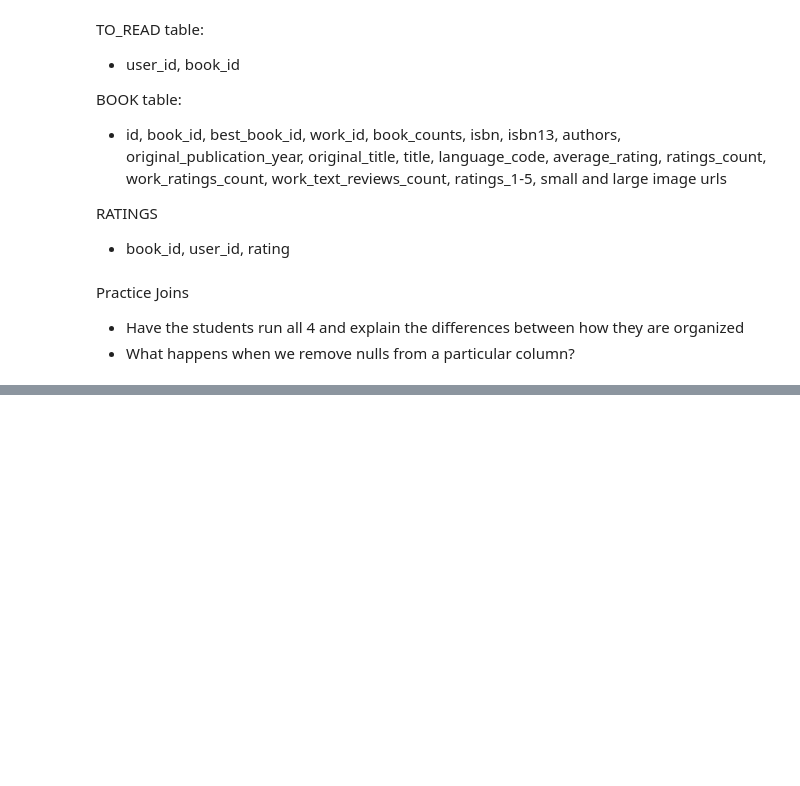
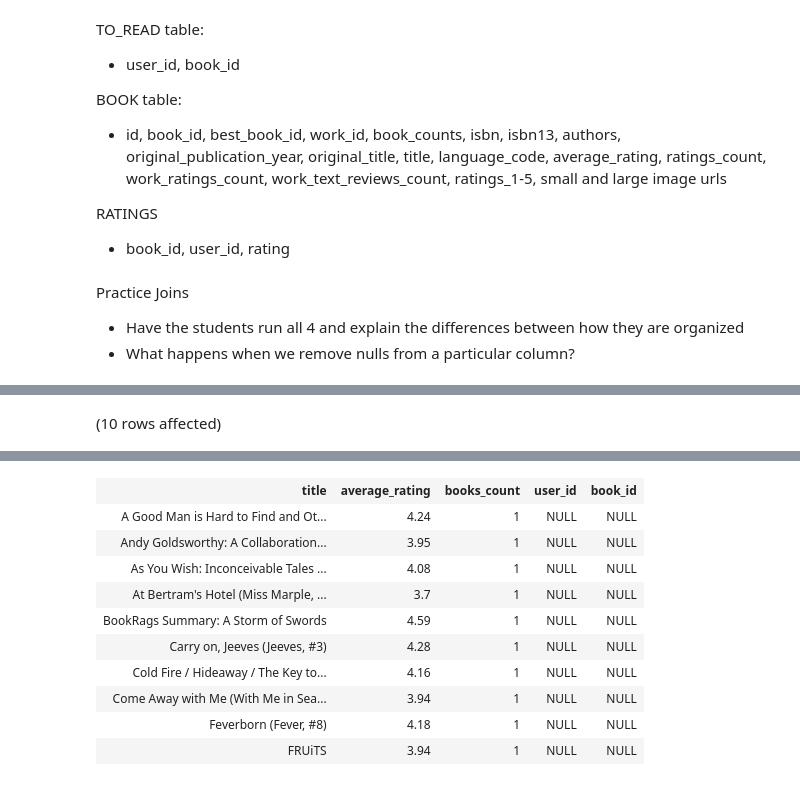
Before and after one commit to yayasanya/SQL-Part-3-Exercises, a Jupyter notebook: SQL-Part-3-Exercises/Notebook-1.ipynb, the cells around one changed output, grey strips where cells are left out. Saved outputs shown, nothing was run; the diff lists cells and outputs as text; code cells hidden in the pictures; blank space fills up the shorter version.

```diff
--- a/SQL-Part-3-Exercises/Notebook-1.ipynb
+++ b/SQL-Part-3-Exercises/Notebook-1.ipynb
@@ -94,0 +98,9 @@ Total execution time: 00:00:00.495
+# %%
+-- FULL JOIN
+SELECT TOP 10 b.title, b.average_rating, b.books_count,tr.user_id, tr.book_id
+FROM BooksDB.dbo.books AS b
+FULL JOIN BooksDB.dbo.to_read AS tr
+ON b.book_id = tr.book_id
+ORDER BY tr.user_id;
+# %% [output]
+(10 rows affected)
@@ -95 +108,12 @@ Total execution time: 00:00:00.495
+| title | average_rating | books_count | user_id | book_id |
+| A Good Man is Hard to Find and Ot... | 4.24 | 1 | NULL | NULL |
+| Andy Goldsworthy: A Collaboration... | 3.95 | 1 | NULL | NULL |
+| As You Wish: Inconceivable Tales ... | 4.08 | 1 | NULL | NULL |
+| At Bertram's Hotel (Miss Marple, ... | 3.7 | 1 | NULL | NULL |
+| BookRags Summary: A Storm of Swords | 4.59 | 1 | NULL | NULL |
+| Carry on, Jeeves (Jeeves, #3) | 4.28 | 1 | NULL | NULL |
+| Cold Fire / Hideaway / The Key to... | 4.16 | 1 | NULL | NULL |
+| Come Away with Me (With Me in Sea... | 3.94 | 1 | NULL | NULL |
+| Feverborn (Fever, #8) | 4.18 | 1 | NULL | NULL |
+| FRUiTS | 3.94 | 1 | NULL | NULL |
 # %%
```
Also changed, not shown: parts of 14 cells of this notebook.
